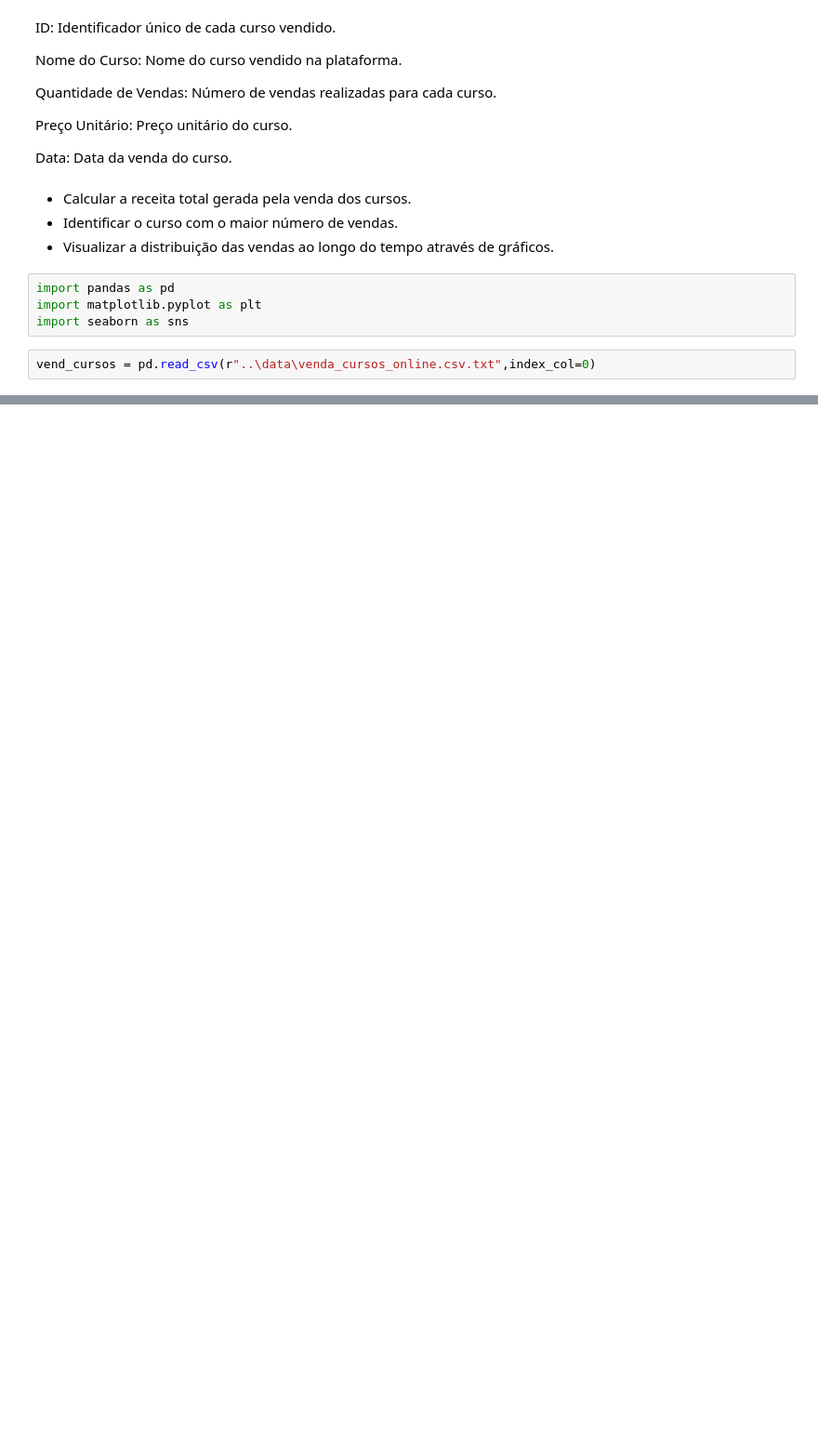
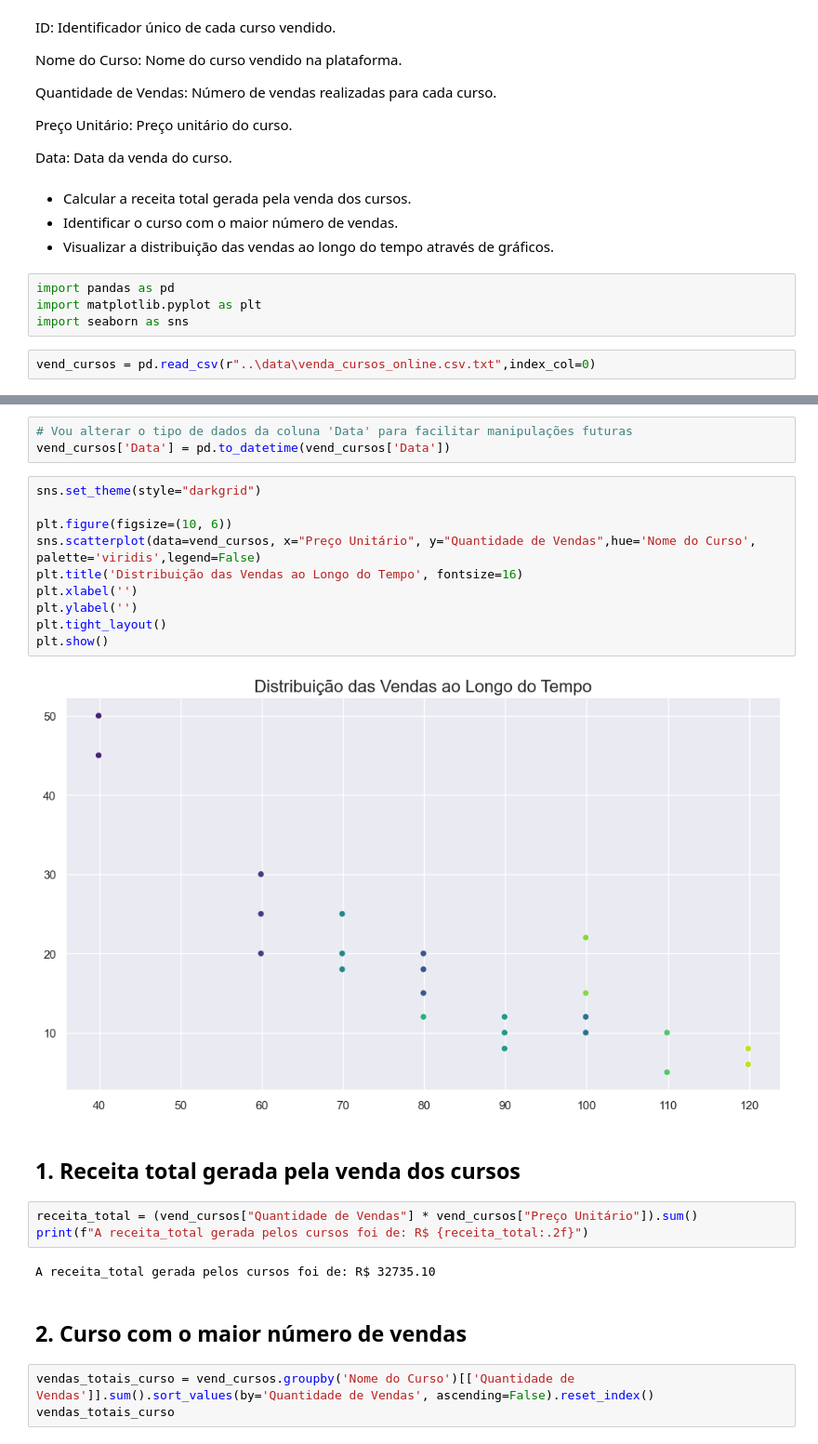
Before and after one commit to Igorsmh/Igor_TrilhaDadosJR-JUN15, a Jupyter notebook: notebooks/eda.ipynb, the cells around one changed output, grey strips where cells are left out. Shown at 93% size. Cells and saved outputs as stored; diff of their text form; blank space fills up the shorter version.

```diff
--- a/notebooks/eda.ipynb
+++ b/notebooks/eda.ipynb
@@ -63,0 +57,27 @@ vend_cursos.loc[vend_cursos['Quantidade de Vendas'].idxmax()][0]
+# %%
+# Vou alterar o tipo de dados da coluna 'Data' para facilitar manipulações futuras
+vend_cursos['Data'] = pd.to_datetime(vend_cursos['Data'])
+# %%
+sns.set_theme(style="darkgrid")
+
+plt.figure(figsize=(10, 6))
+sns.scatterplot(data=vend_cursos, x="Preço Unitário", y="Quantidade de Vendas",hue='Nome do Curso', palette='viridis',legend=False)
+plt.title('Distribuição das Vendas ao Longo do Tempo', fontsize=16)
+plt.xlabel('')
+plt.ylabel('')
+plt.tight_layout()
+plt.show()
+# %% [output]
+[figure, added]
+# %% [markdown]
+## <a> 1. Receita total gerada pela venda dos cursos </a>
+# %%
+receita_total = (vend_cursos["Quantidade de Vendas"] * vend_cursos["Preço Unitário"]).sum()
+print(f"A receita_total gerada pelos cursos foi de: R$ {receita_total:.2f}")
+# %% [output]
+A receita_total gerada pelos cursos foi de: R$ 32735.10
+# %% [markdown]
+## <a> 2. Curso com o maior número de vendas </a>
+# %%
+vendas_totais_curso = vend_cursos.groupby('Nome do Curso')[['Quantidade de Vendas']].sum().sort_values(by='Quantidade de Vendas', ascending=False).reset_index()
+vendas_totais_curso
```
Also changed, not shown: parts of 10 cells of this notebook.
